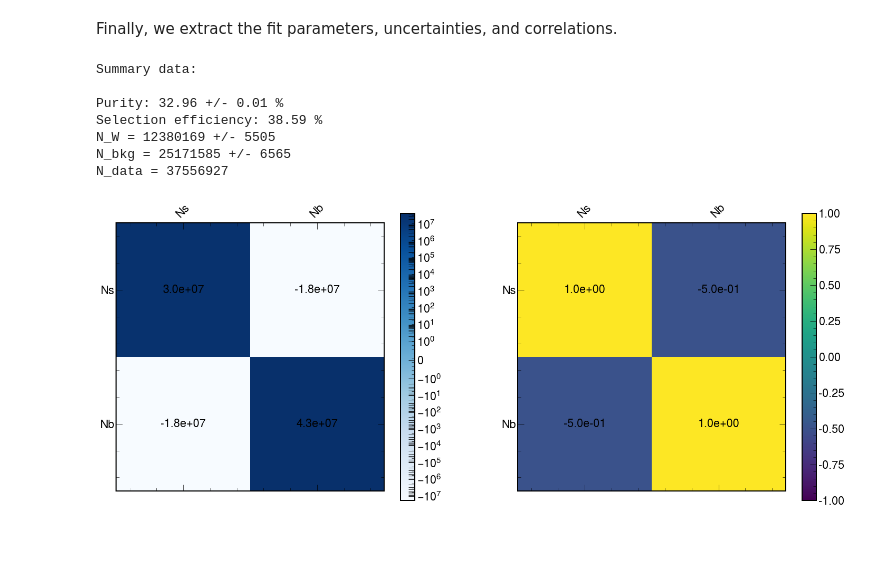
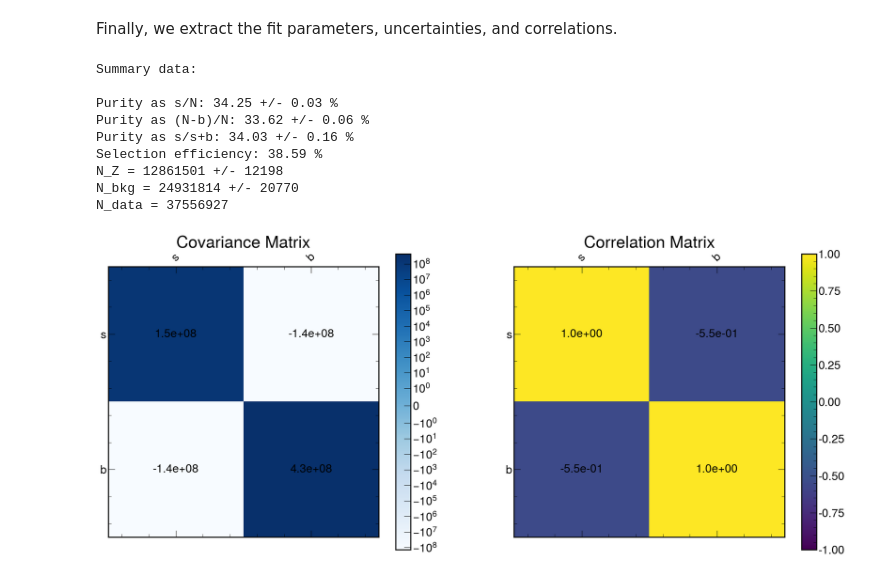
Before and after one commit to delaere/LPHY2131, a Jupyter notebook: analysis/labo3/Wyield.ipynb, the cells around one changed output. Saved outputs shown, nothing was run; the diff lists cells and outputs as text; code cells hidden in the pictures; blank space fills up the shorter version.

Commit message:
move to iminuit2

```diff
--- a/analysis/labo3/Wyield.ipynb
+++ b/analysis/labo3/Wyield.ipynb
@@ -165,32 +156,36 @@ lphys.plot(selected_data["transvMass"], [bkg,signal], [],
 # %% [markdown]
 Finally, we extract the fit parameters, uncertainties, and correlations.
-# %%
-def useFit(migradfit):
-    for param in migradfit[1]:
-        globals()[param.name] = param.value
-        globals()[f"{param.name}_unc"] = param.error
-useFit(migradfit)
-N = len(selected_data)
-
-print("Summary data:\n")
-print(f"Purity: { Ns/N*100:.2f} +/- {Ns_unc/N*100:.2f} %")
-print(f"Selection efficiency: {len(selected_simu)/simutree.num_entries*100:.2f} %")
-print(f"N_W = {Ns:.0f} +/- {Ns_unc:.0f}")
-print(f"N_bkg = {Nb:.0f} +/- {Nb_unc:.0f}")
-print(f"N_data = {N}")
-
-cov = minuit.np_covariance()
-corr = lphys.correlation_from_covariance(cov)
-fig, axs = plt.subplots(1, 2,figsize=(25, 10), sharey=False)
-lphys.matrixPlot(fig,axs[1],corr,iminuit.describe(binned_likelihood),mrange=(-1,1))
-lphys.matrixPlot(fig,axs[0],cov,iminuit.describe(binned_likelihood),"Blues",mrange="log")
-plt.show()
-# %% [output]
-Summary data:
-
-Purity: 32.96 +/- 0.01 %
-Selection efficiency: 38.59 %
-N_W = 12380169 +/- 5505
-N_bkg = 25171585 +/- 6565
-N_data = 37556927
-[figure, removed]
+# %%
+s = m.values['s']
+b = m.values['b']
+s_unc = m.errors['s']
+b_unc = m.errors['b']
+N = len(selected_data)
+print("Summary data:\n")
+print(f"Purity as s/N: { s/N*100:.2f} +/- {s_unc/N*100:.2f} %")
+print(f"Purity as (N-b)/N: { (N-b)/N*100:.2f} +/- {b_unc/N*100:.2f} %")
+print(f"Purity as s/s+b: {s/(s+b)*100:.2f} +/- {np.sqrt(2*(s_unc/s)**2+(b_unc/b)**2)*100:.2f} %")
+print(f"Selection efficiency: {len(selected_simu)/simutree.num_entries*100:.2f} %")
+print(f"N_Z = {s:.0f} +/- {s_unc:.0f}")
+print(f"N_bkg = {b:.0f} +/- {b_unc:.0f}")
+print(f"N_data = {N}")
+
+cov = m.covariance
+corr = lphys.correlation_from_covariance(cov)
+fig, axs = plt.subplots(1, 2,figsize=(25, 10), sharey=False)
+lphys.matrixPlot(fig,axs[1],corr,m.parameters,mrange=(-1,1))
+lphys.matrixPlot(fig,axs[0],cov,m.parameters,"Blues",mrange="log")
+axs[0].set_title('Covariance Matrix')
+axs[1].set_title('Correlation Matrix')
+plt.show()
+# %% [output]
+Summary data:
+
+Purity as s/N: 34.25 +/- 0.03 %
+Purity as (N-b)/N: 33.62 +/- 0.06 %
+Purity as s/s+b: 34.03 +/- 0.16 %
+Selection efficiency: 38.59 %
+N_Z = 12861501 +/- 12198
+N_bkg = 24931814 +/- 20770
+N_data = 37556927
+[figure, added]
```
Also changed, not shown: parts of 12 cells of this notebook.
